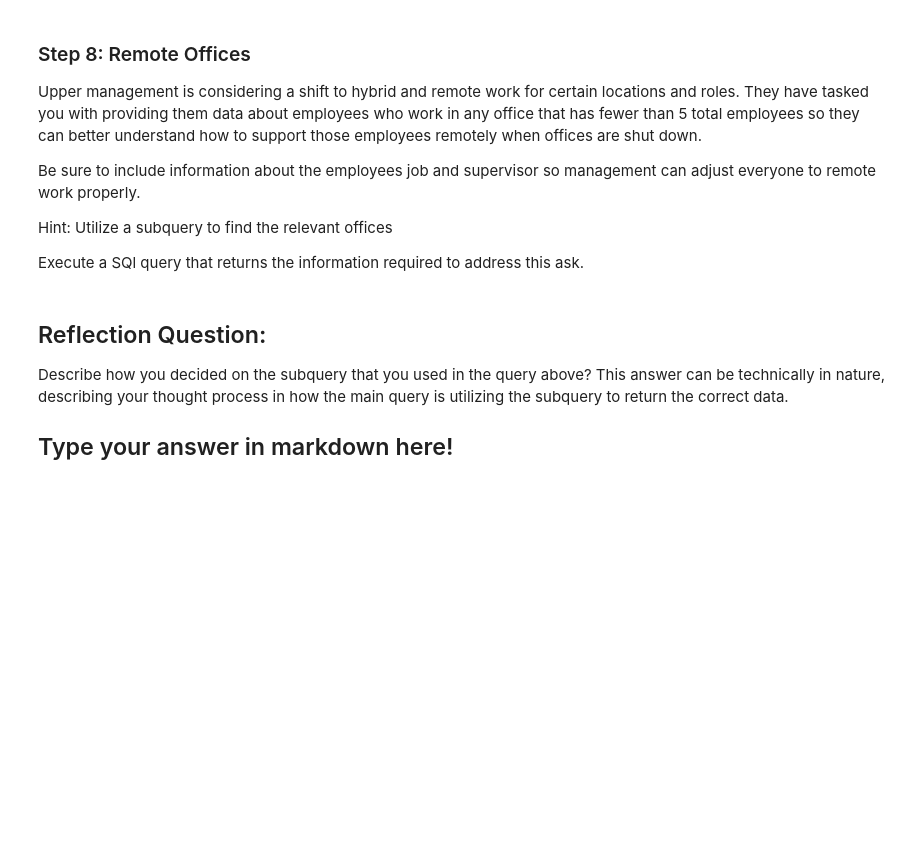
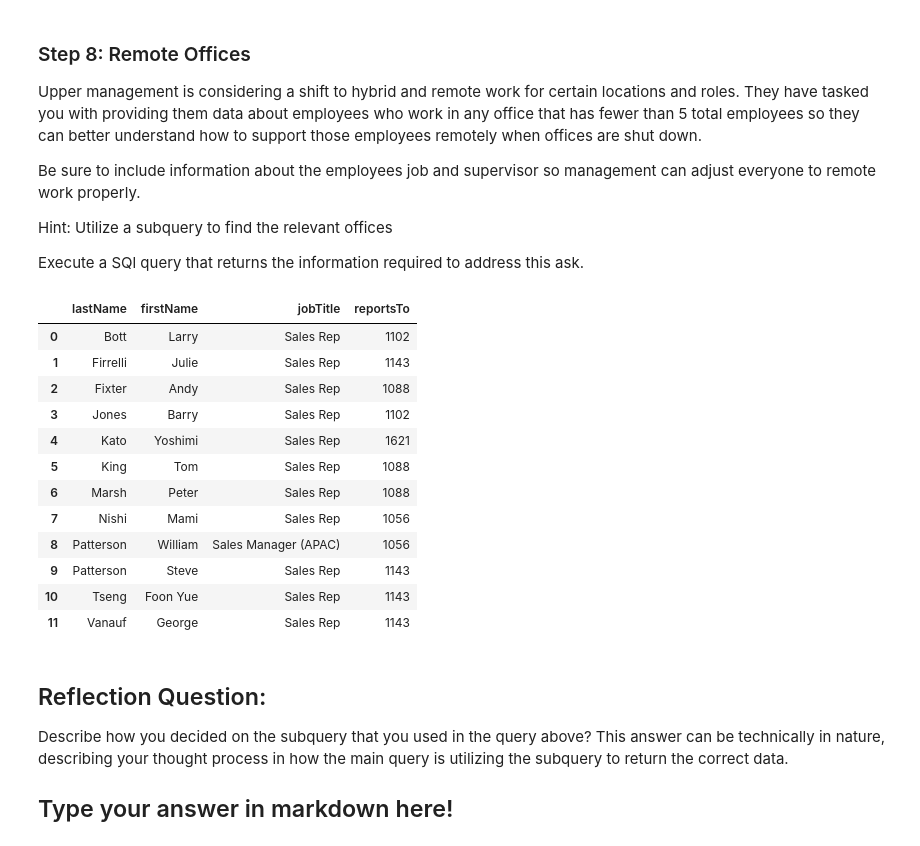
Before and after one commit to j-alba-data/dsc-sql-summative-lab, a Jupyter notebook: SQLSummativeLab.ipynb, the cells around one changed output. Saved outputs shown, nothing was run; the diff lists cells and outputs as text; code cells hidden in the pictures; blank space fills up the shorter version.

```diff
--- a/SQLSummativeLab.ipynb
+++ b/SQLSummativeLab.ipynb
@@ -279,3 +303,32 @@ None
+# %%
+# Replace None with your code
+query7 = """
+select lastName, firstName, jobTitle, reportsTo
+from employees
+where officeCode in (
+    select officeCode
+    from employees
+    group by officeCode
+    having count(employeeNumber) < 5
+    )
+order by lastName;
+"""
+few_than_five = pd.read_sql(query7, conn)
+few_than_five
+# %% [output]
+|  | lastName | firstName | jobTitle | reportsTo |
+| 0 | Bott | Larry | Sales Rep | 1102 |
+| 1 | Firrelli | Julie | Sales Rep | 1143 |
+| 2 | Fixter | Andy | Sales Rep | 1088 |
+| 3 | Jones | Barry | Sales Rep | 1102 |
+| 4 | Kato | Yoshimi | Sales Rep | 1621 |
+| 5 | King | Tom | Sales Rep | 1088 |
+| 6 | Marsh | Peter | Sales Rep | 1088 |
+| 7 | Nishi | Mami | Sales Rep | 1056 |
+| 8 | Patterson | William | Sales Manager (APAC) | 1056 |
+| 9 | Patterson | Steve | Sales Rep | 1143 |
+| 10 | Tseng | Foon Yue | Sales Rep | 1143 |
+| 11 | Vanauf | George | Sales Rep | 1143 |
 # %% [markdown]
 ## Reflection Question:
 
```
Also changed, not shown: parts of 8 cells of this notebook.
